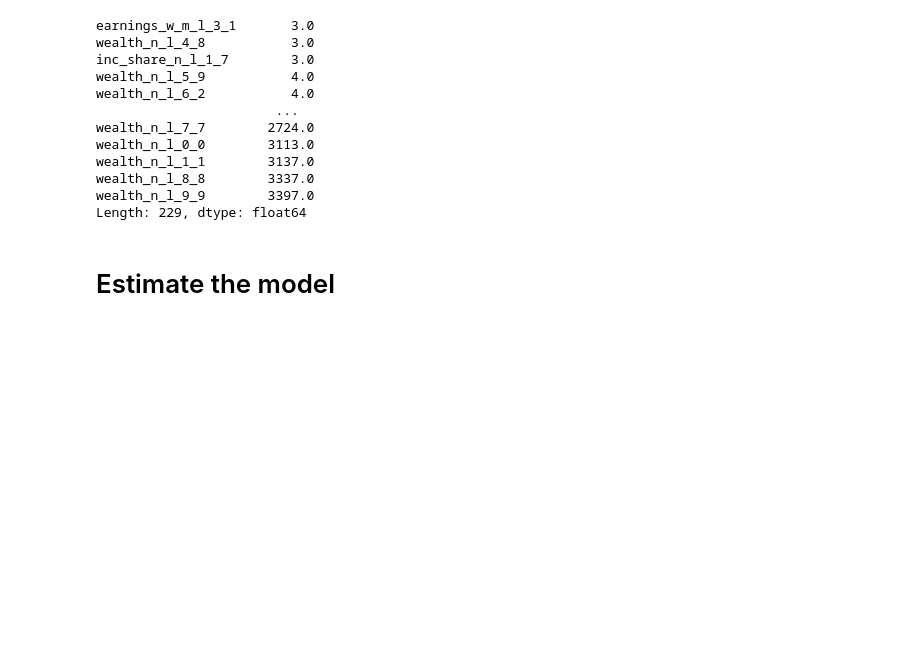
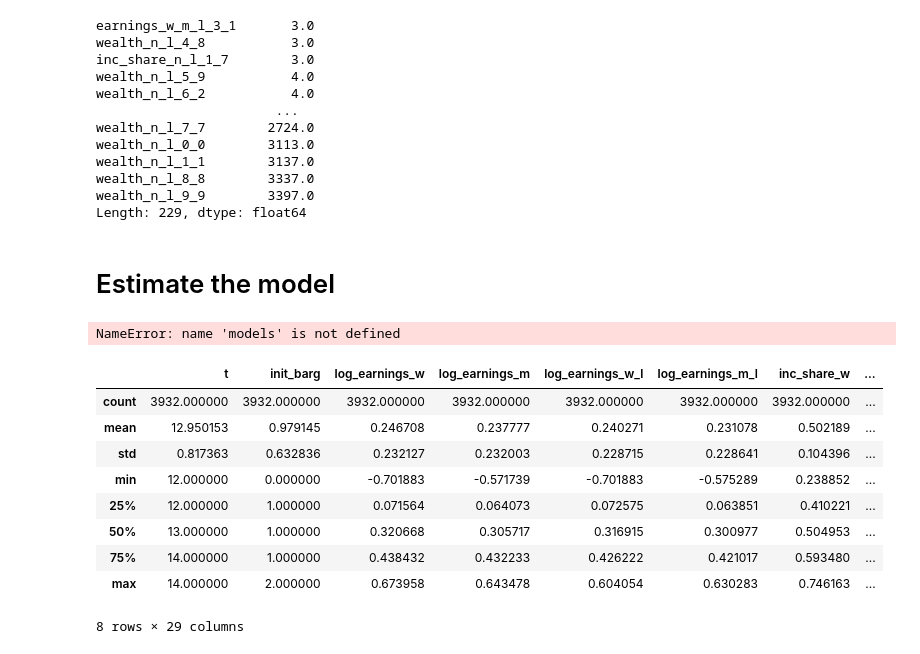
Before and after one commit to ThomasHJorgensen/LimitedCommitmentTest, a Jupyter notebook: Check_Estimate.ipynb, the cells around one changed output. Drawn from its saved outputs; the diff is of its cells as text; code cells hidden in the pictures; blank space fills up the shorter version.

Commit message:
update estimate

```diff
--- a/Check_Estimate.ipynb
+++ b/Check_Estimate.ipynb
@@ -45,14 +40,14 @@ The line_profiler extension is already loaded. To reload it, use:
 # %%
 
 specs = {}
-T = 20
+
 
 
 
 #specs.update({f'model_NC':{'latexname':'limited', 'par':{ 'T':T, 'do_HK': False, 'threads':threads,'bargaining':2}}})
-#specs.update({f'model_FC':{'latexname':'limited', 'par':{ 'T':T,  'do_HK': False, 'threads':threads,'bargaining':0}}})
+specs.update({f'model_FC':{'latexname':'limited', 'par':{ 'T':T,  'do_HK': False, 'threads':threads,'bargaining':0}}})
 #specs.update({f'model_LC':{'latexname':'limited', 'par':{ 'T':T, 'do_HK':False , 'threads':threads,'bargaining':1}}})
-specs.update({f'test':{'latexname':'limited', 'par':{ 'T':T,  'do_HK': False, 'threads':threads,'bargaining':0}}})
+#specs.update({f'test':{'latexname':'limited', 'par':{ 'T':T,  'do_HK': False, 'threads':threads,'bargaining':0}}})
 
 #specs.update({f'model_FC_doHK':{'latexname':'limited', 'par':{ 'T':T,  'do_HK': True, 'threads':threads,'bargaining':0}}})
 #specs.update({f'model_LC_doHK':{'latexname':'limited', 'par':{ 'T':T,  'do_HK': True , 'threads':threads,'bargaining':1}}}) #ser ikke godt ud!
@@ -472,0 +387,39 @@ data_reg, Wald_FC, Wald_NC = Estimate.main_est(data_reg,print_reg=True)
+# %%
+
+models.sim.init_love[:] = 0.2
+models.sim.init_A[:] = 2.0
+np.random.seed(models.par.seed)
+
+#data = Estimate.create_data(models,start_p = 1, end_p = models.par.T-1)
+path='output/'
+name_xl = 'model_FC20'
+#data = Estimate.create_data(models,start_p = 1, end_p = models.par.T-1)
+data = pd.read_excel(f'{path}{name_xl}.xlsx')
+data = Estimate.create_variable(data, models.par)
+data_w, wald_FC_w , wald_NC_w  = Estimate.main_est(data,gender= "w", do_estimate_omega = False, print_reg = True)
+data_m, wald_FC_m , wald_NC_m  = Estimate.main_est(data,gender= "m", do_estimate_omega = False, print_reg = True)
+
+#TODO:
+    # CHEK AT DEN GIVER DET SAMME SOM STATA , test når jeg zoomer ind på t (jeg tror de kører et index forskelligt), nb det virker som om teste NC og FC ikke giver der samme
+    # tilføj mand
+    # wald_FC, wald_NC ud til flere kørsler
+# %% [output]
+NameError: name 'models' is not defined
+# %%
+
+path='output/'
+name_xl = 'model_FC20'
+#data = Estimate.create_data(models,start_p = 1, end_p = models.par.T-1)
+data = pd.read_excel(f'{path}{name_xl}.xlsx')
+data = Estimate.create_variable(data, models.par)data.describe()
+# %% [output]
+|  | t | init_barg | log_earnings_w | log_earnings_m | log_earnings_w_l | log_earnings_m_l | inc_share_w | ... |
+| count | 3932.000000 | 3932.000000 | 3932.000000 | 3932.000000 | 3932.000000 | 3932.000000 | 3932.000000 | ... |
+| mean | 12.950153 | 0.979145 | 0.246708 | 0.237777 | 0.240271 | 0.231078 | 0.502189 | ... |
+| std | 0.817363 | 0.632836 | 0.232127 | 0.232003 | 0.228715 | 0.228641 | 0.104396 | ... |
+| min | 12.000000 | 0.000000 | -0.701883 | -0.571739 | -0.701883 | -0.575289 | 0.238852 | ... |
+| 25% | 12.000000 | 1.000000 | 0.071564 | 0.064073 | 0.072575 | 0.063851 | 0.410221 | ... |
+| 50% | 13.000000 | 1.000000 | 0.320668 | 0.305717 | 0.316915 | 0.300977 | 0.504953 | ... |
+| 75% | 14.000000 | 1.000000 | 0.438432 | 0.432233 | 0.426222 | 0.421017 | 0.593480 | ... |
+| max | 14.000000 | 2.000000 | 0.673958 | 0.643478 | 0.604054 | 0.630283 | 0.746163 | ... |
+8 rows × 29 columns
```
Also changed, not shown: parts of 14 cells of this notebook, 2 other files.
